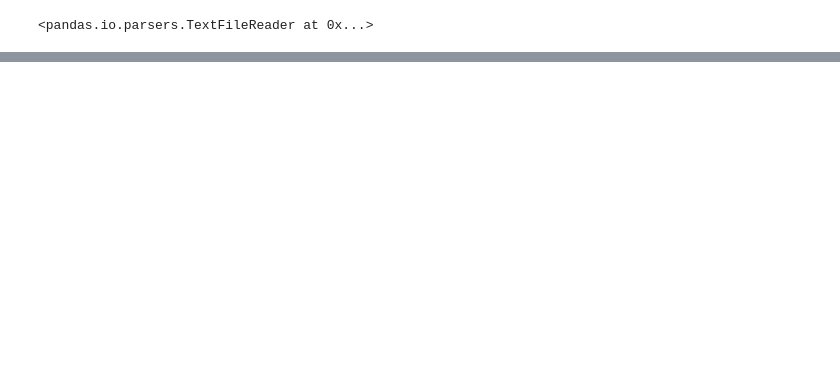
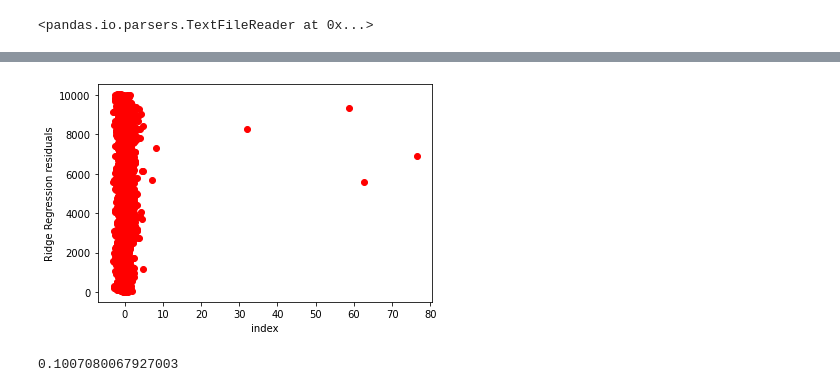
Before and after one commit to loalberto/Springboard-DataScienceCapstone2, a Jupyter notebook: Testing_Taxi_data.ipynb, the cells around one changed output, grey strips where cells are left out. Cells and saved outputs as stored; diff of their text form; code cells hidden in the pictures; blank space fills up the shorter version.

```diff
--- a/Testing_Taxi_data.ipynb
+++ b/Testing_Taxi_data.ipynb
@@ -111,0 +119,6 @@ plt.show()
+# %%
+ridge = Ridge(alpha=0.5)
+ridge.fit(X_train, y_train)
+ridge_y_pred = ridge.predict(X_test)
+ridge_residual = y_test - ridge_y_pred
+ridge_residual
@@ -111,0 +138,12 @@ plt.show()
+# %%
+# A plot of the Ridge Regression residuals
+plt.scatter(ridge_residual, ridge_residual.index, color='red')
+plt.xlabel('index')
+plt.ylabel('Ridge Regression residuals')
+plt.show()
+# %% [output]
+[figure, added]
+# %%
+np.mean(ridge_residual)
+# %% [output]
+0.1007080067927003
```
Also changed, not shown: parts of 14 cells of this notebook.
